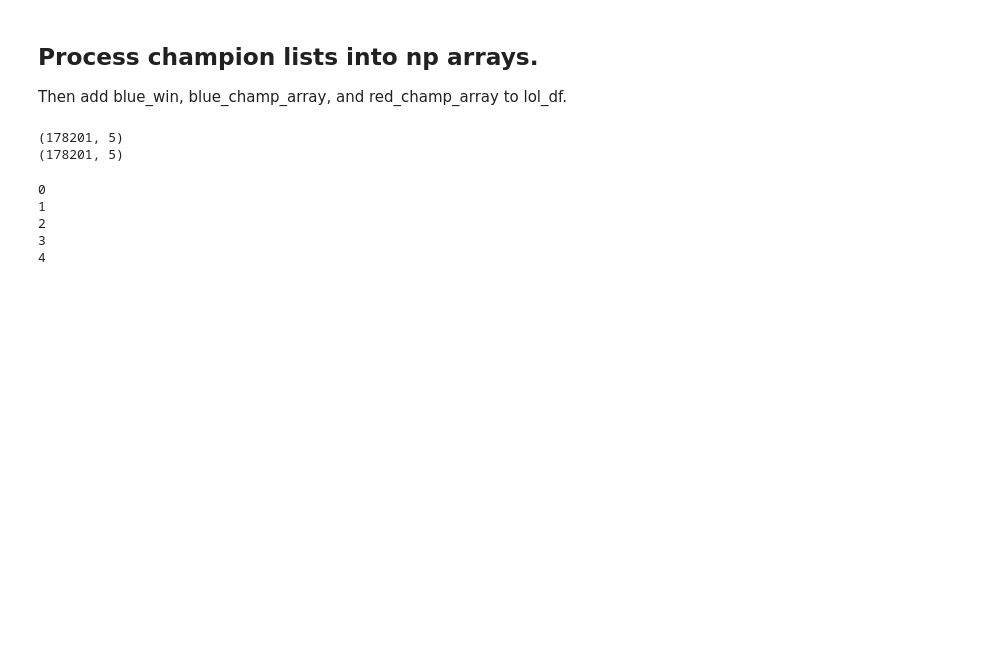
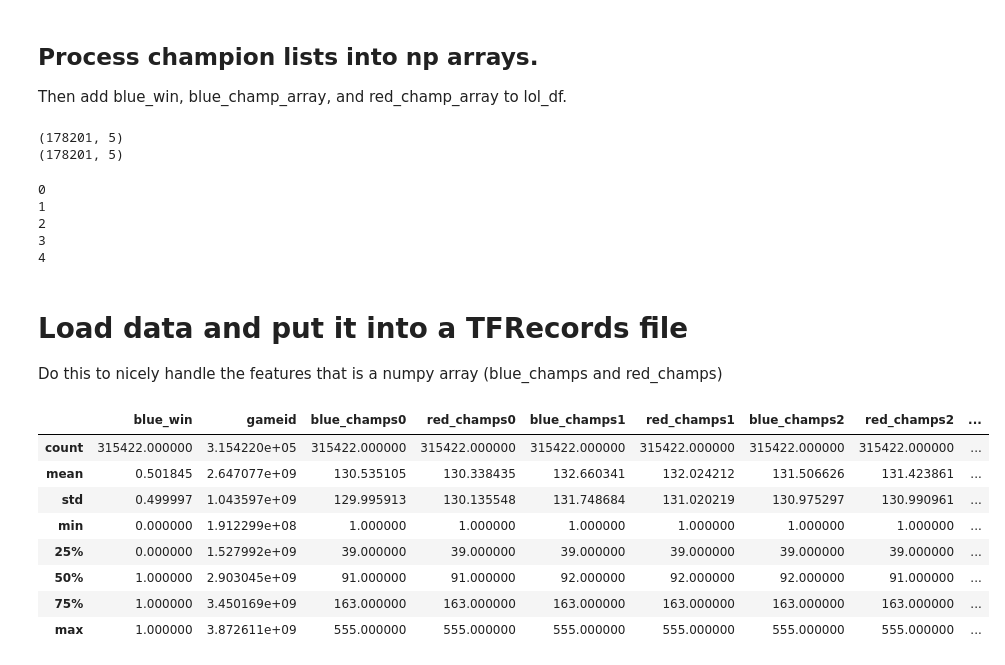
Before and after one commit to JoshEZiegler/MLProjects, a Jupyter notebook: LeagueOfLegendsProject/LOLDataCollection.ipynb, the cells around one changed output. Drawn from its saved outputs; the diff is of its cells as text; code cells hidden in the pictures; blank space fills up the shorter version.

```diff
--- a/LeagueOfLegendsProject/LOLDataCollection.ipynb
+++ b/LeagueOfLegendsProject/LOLDataCollection.ipynb
@@ -240,3 +240,26 @@ lol_df_processed.to_csv(os.path.join('LOL_data',
                                 'saved'+
                                 time.strftime('%Y-%m-%d')+
                                 '.csv'))
+# %% [markdown]
+# Load data and put it into a TFRecords file
+Do this to nicely handle the features that is a numpy array (blue_champs and red_champs)
+# %%
+lol_df = None
+for filename in glob.glob(os.path.join('LOL_data','masters_tier','*.csv')):
+    if type(lol_df)==None:
+        lol_df = pd.read_csv(filename, usecols=range(1,13))
+    else:
+        lol_df = pd.concat([lol_df, pd.read_csv(filename, usecols=range(1,13))],ignore_index=True)
+
+lol_df = lol_df.reindex(np.random.permutation(lol_df.index))
+lol_df.describe()
+# %% [output]
+|  | blue_win | gameid | blue_champs0 | red_champs0 | blue_champs1 | red_champs1 | blue_champs2 | red_champs2 | ... |
+| count | 315422.000000 | 3.154220e+05 | 315422.000000 | 315422.000000 | 315422.000000 | 315422.000000 | 315422.000000 | 315422.000000 | ... |
+| mean | 0.501845 | 2.647077e+09 | 130.535105 | 130.338435 | 132.660341 | 132.024212 | 131.506626 | 131.423861 | ... |
+| std | 0.499997 | 1.043597e+09 | 129.995913 | 130.135548 | 131.748684 | 131.020219 | 130.975297 | 130.990961 | ... |
+| min | 0.000000 | 1.912299e+08 | 1.000000 | 1.000000 | 1.000000 | 1.000000 | 1.000000 | 1.000000 | ... |
+| 25% | 0.000000 | 1.527992e+09 | 39.000000 | 39.000000 | 39.000000 | 39.000000 | 39.000000 | 39.000000 | ... |
+| 50% | 1.000000 | 2.903045e+09 | 91.000000 | 91.000000 | 92.000000 | 92.000000 | 92.000000 | 91.000000 | ... |
+| 75% | 1.000000 | 3.450169e+09 | 163.000000 | 163.000000 | 163.000000 | 163.000000 | 163.000000 | 163.000000 | ... |
+| max | 1.000000 | 3.872611e+09 | 555.000000 | 555.000000 | 555.000000 | 555.000000 | 555.000000 | 555.000000 | ... |
```
Also changed, not shown: parts of 7 cells of this notebook, 13 other files.
